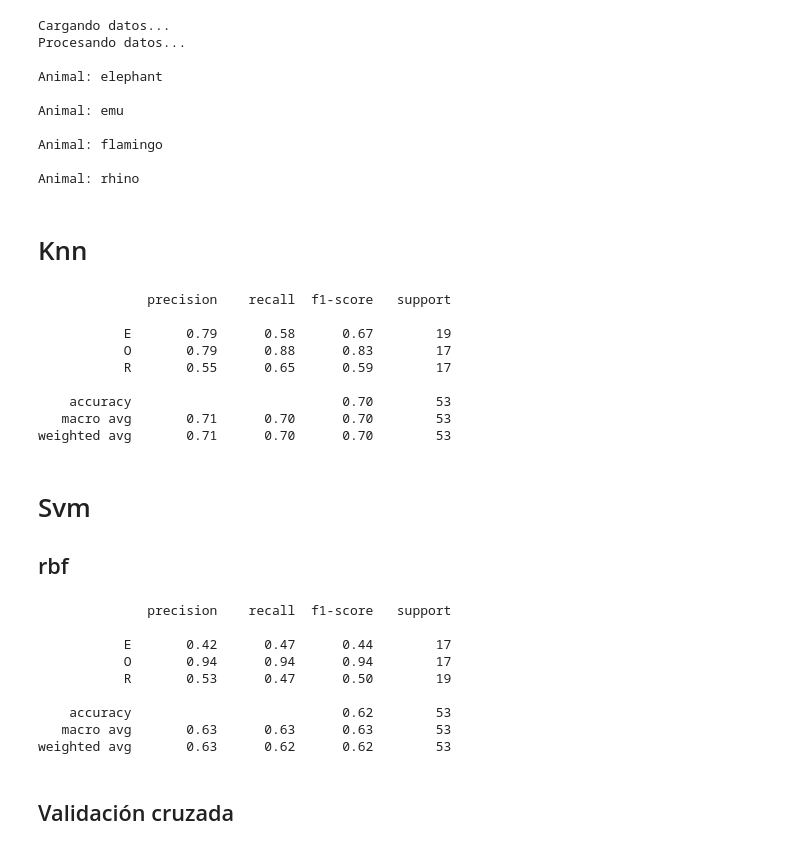
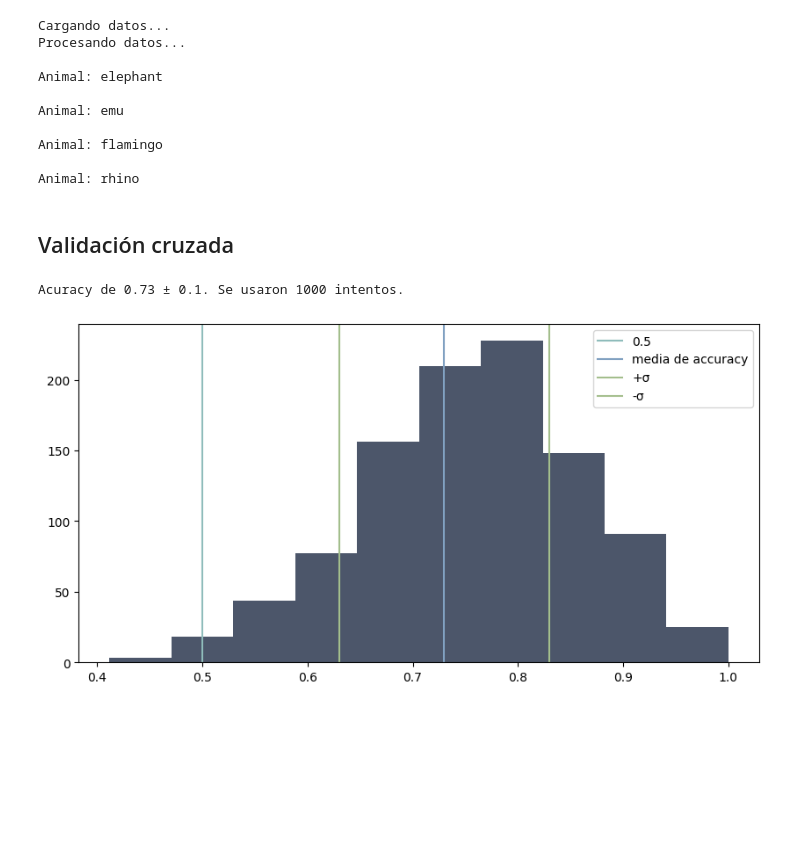
Before and after one commit to pabloChantada/PVC_investigacion, a Jupyter notebook: ej2.ipynb, the cells around one changed output. Saved outputs shown, nothing was run; the diff lists cells and outputs as text; code cells hidden in the pictures; blank space fills up the shorter version.

```diff
--- a/ej2.ipynb
+++ b/ej2.ipynb
@@ -49,8 +49,16 @@ def desordena(X,Y):
 
 #########################
 def procesaImagen(imagen, mascara,numPixeles):
+
     def haz_histograma(pixeles):
         return np.array([np.histogram(pixelesEnMascara[:,color],bins=np.arange(256))[0] for color in range(3)]).flatten(order='F')
+
+    def MascaraGaussianoSobel(imagen,mascara):
+        imagen = np.reshape([imagen[i][j] * mascara[i][j] for i in range(tamano[0]) for j in range(tamano[1])],(tamano[0],tamano[1],3))
+        imagen = cv2.GaussianBlur(imagen, (0, 0), 2, 2)
+        return  cv2.Sobel(imagen, -1,1,0,ksize=3).flatten()
+
+
 
     imagen = cv2.imread(imagen)
     imagen = cv2.resize(imagen, (tamano[1],tamano[0])) # si lo pongo tal cual y luego hago imagen.shape devuelve (300, 200)
@@ -61,14 +69,14 @@ def procesaImagen(imagen, mascara,numPixeles):
     mascaraBinaria = mascara = (mascara > 0).astype(bool)  # Binarizar la máscara
 
     #imagen = cv2.Sobel(imagen, -1,1,0,ksize=3)    MALOS RESULTADOS
-    imagen = cv2.GaussianBlur(255 - imagen, (0, 0), 2, 2)
+    #imagen = cv2.GaussianBlur(255 - imagen, (0, 0), 2, 2)
 
     pixelesEnMascara = np.reshape(np.array([np.array(imagen[i][j]) for i in range(tamano[0]) for j in range(tamano[1]) if mascaraBinaria[i][j]]),(sum(sum(mascaraBinaria)),3))
     histograma = haz_histograma(pixelesEnMascara)
     algunosPixeles = recortadoAleatorio(pixelesEnMascara,numPixeles)
 
     if numPixeles:
-        return [*histograma, *algunosPixeles]
+        return [*histograma, *algunosPixeles, *MascaraGaussianoSobel(imagen,mascara)]
     else:
         return [*histograma]
 ###########################
@@ -134,42 +142,18 @@ Animal: emu
 Animal: flamingo
 
 Animal: rhino
-# %% [markdown]
-# Knn
-# %%
-X_entrenamiento, Y_entrenamiento, X_test, Y_test = separaEntrenamientoTest(X,Y,razon=0.7)
-modelo_knn=KNeighborsClassifier(n_neighbors=7)
-modelo_knn.fit(X_entrenamiento,Y_entrenamiento)
-Y_predicho = modelo_knn.predict(X_test)
-print(classification_report(Y_test,Y_predicho))
-# %% [output]
-              precision    recall  f1-score   support
-
-           E       0.79      0.58      0.67        19
-           O       0.79      0.88      0.83        17
-           R       0.55      0.65      0.59        17
-
-    accuracy                           0.70        53
-   macro avg       0.71      0.70      0.70        53
-weighted avg       0.71      0.70      0.70        53
-# %% [markdown]
-# Svm
-## rbf
-# %%
-modelo_svm = svm.SVC(kernel='rbf')
-modelo_svm.fit(X_entrenamiento,Y_entrenamiento)
-Y_predicho = modelo_svm.predict(X_test)
-print(classification_report(Y_test,Y_predicho))
-# %% [output]
-              precision    recall  f1-score   support
-
-           E       0.42      0.47      0.44        17
-           O       0.94      0.94      0.94        17
-           R       0.53      0.47      0.50        19
-
-    accuracy                           0.62        53
-   macro avg       0.63      0.63      0.63        53
-weighted avg       0.63      0.62      0.62        53
 # %% [markdown]
 ## Validación cruzada
+# %%
+acuracis = []
+N = 1000
+for i in range(N):
+    X_entrenamiento, Y_entrenamiento, X_test, Y_test = separaEntrenamientoTest(X,Y,razon=0.9)
+    modelo_svm = svm.SVC(kernel='rbf')
+    modelo_svm.fit(X_entrenamiento,Y_entrenamiento)
+    Y_predicho = modelo_svm.predict(X_test)
+    acuracis.append(accuracy_score(Y_test,Y_predicho))
+# %% [output]
+Acuracy de 0.73 ± 0.1. Se usaron 1000 intentos.
+[figure, added]
 # %%
```
Also changed, not shown: parts of 1 cell of this notebook.
